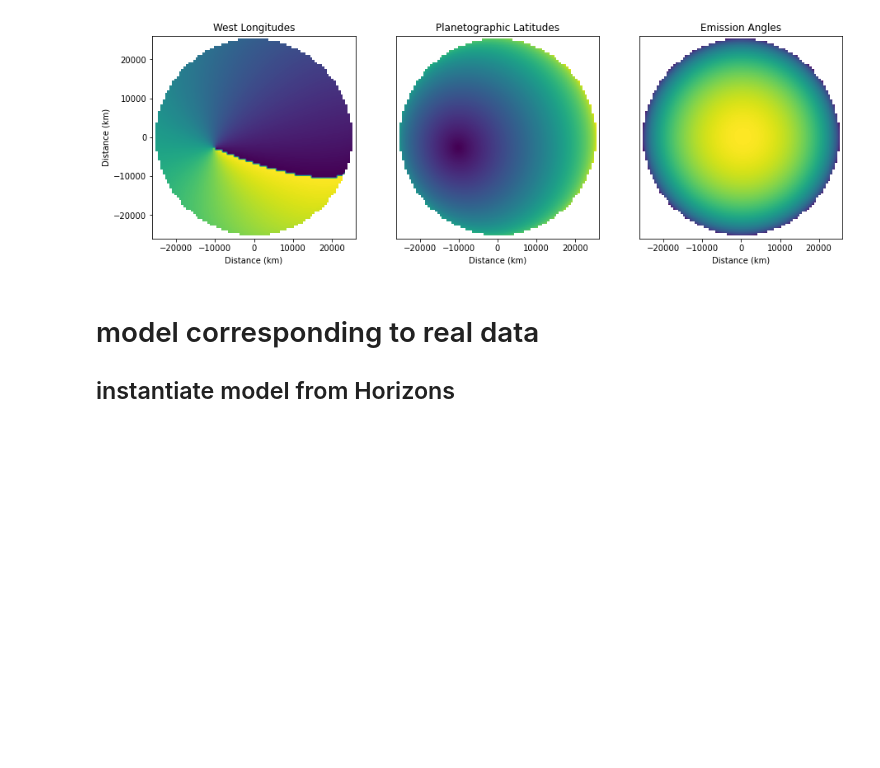
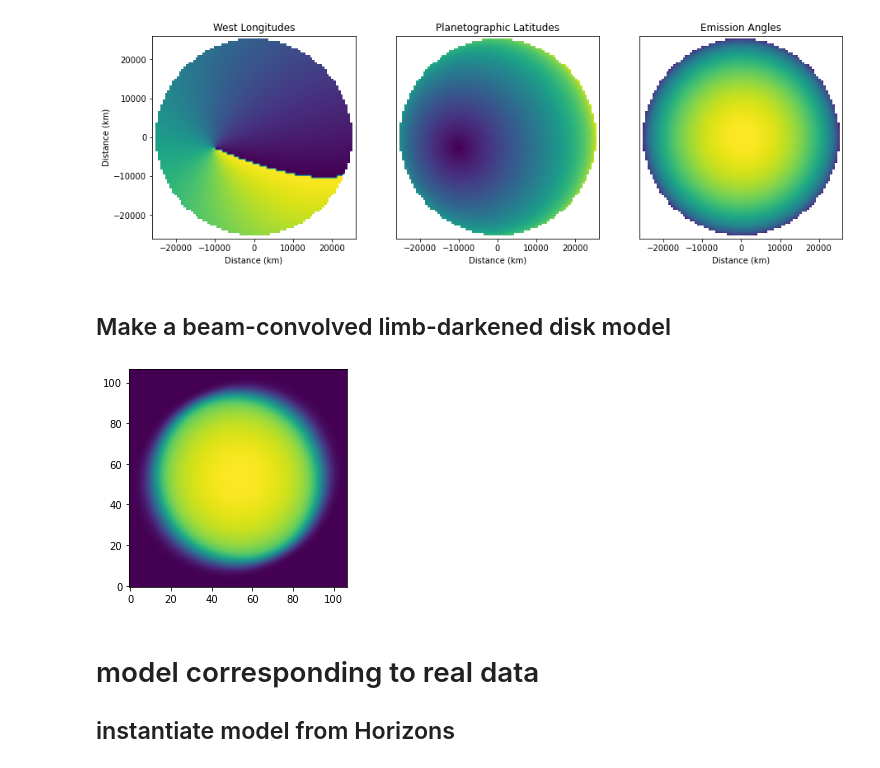
Before and after one commit to emolter/pylanetary, a Jupyter notebook: notebooks/nav-tutorial.ipynb, the cells around one changed output. Saved outputs shown, nothing was run; the diff lists cells and outputs as text; code cells hidden in the pictures; blank space fills up the shorter version.

```diff
--- a/notebooks/nav-tutorial.ipynb
+++ b/notebooks/nav-tutorial.ipynb
@@ -45,6 +45,20 @@ plt.close()
 # %% [output]
 (87, 87)
 [figure]
+# %% [markdown]
+## Make a beam-convolved limb-darkened disk model
+# %%
+from pylanetary.utils import convolve_with_beam
+
+tb = 99.
+a = [0.4, 0.1]
+beam = (10., 5., 30.) #FWHM_X, FWHM_Y, THETA_DEG
+lddisk = ellipsoid.ldmodel(tb, a, law='quadratic')
+lddisk = convolve_with_beam(np.pad(lddisk,10), beam)
+plt.imshow(lddisk, origin='lower')
+plt.show()
+# %% [output]
+[figure, added]
 # %% [markdown]
 # model corresponding to real data
 
```
Also changed, not shown: parts of 1 cell of this notebook, 4 other files.
